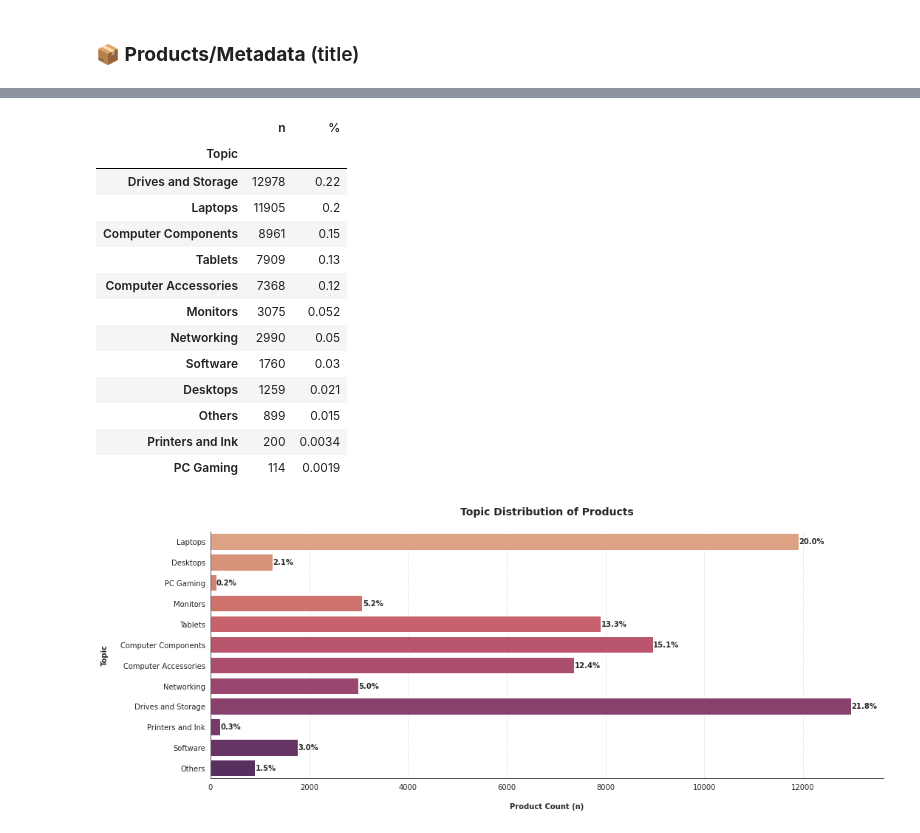
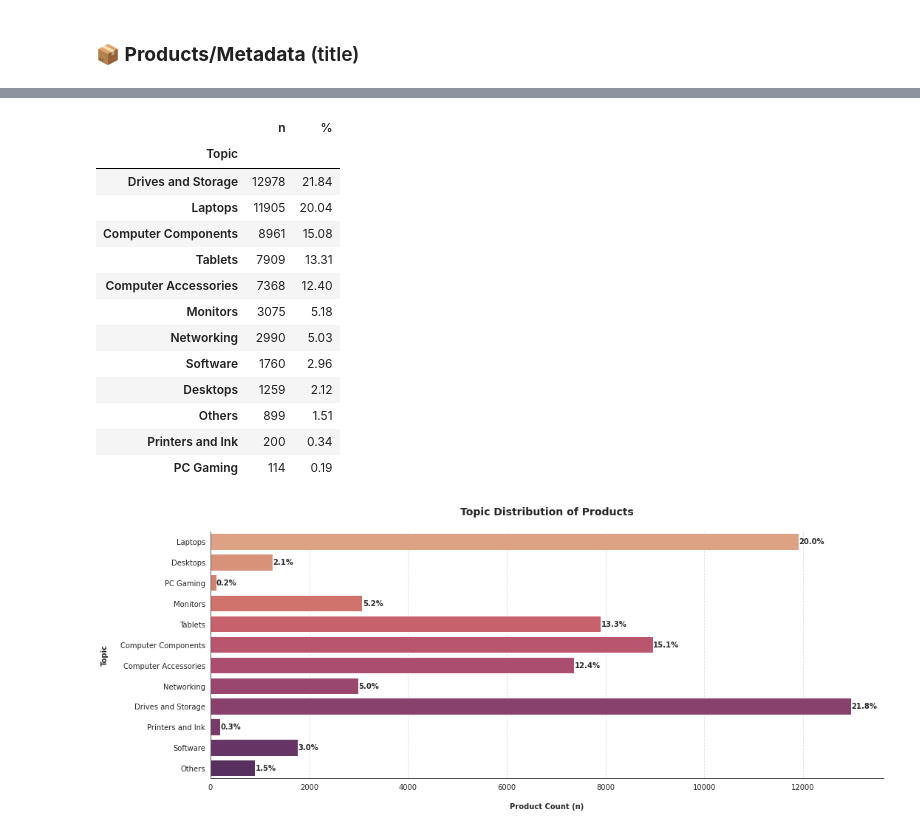
Before and after one commit to Silvestre17/BDA_AmazonReviews_DatabricksPySparkAnalysis_MasterProject, a Jupyter notebook: 4_ResultsAnalysis_BDAProject_Group37_Databricks.ipynb, the cells around one changed output, grey strips where cells are left out. Cells and saved outputs as stored; diff of their text form; code cells hidden in the pictures.

```diff
--- a/4_ResultsAnalysis_BDAProject_Group37_Databricks.ipynb
+++ b/4_ResultsAnalysis_BDAProject_Group37_Databricks.ipynb
@@ -1058,32 +1120,32 @@ Topic Classification Results:
 # %%
 # Count the number of products for each topic
 mDeBERTa_topic_pd = products_df.groupBy("TopicLabel") \
     .count() \
     .orderBy("count", ascending=False) \
     .toPandas()                                                                                   # Convert to Pandas DataFrame for visualization
 
 # Absolute and Relative Table of Topic Counts
-mDeBERTa_topic_pd['%'] = mDeBERTa_topic_pd['count'] / mDeBERTa_topic_pd['count'].sum()            # Calculate relative counts
-mDeBERTa_topic_pd['%'] = mDeBERTa_topic_pd['%'].apply(lambda x: f"{x:.2}")                        # Round to 2 decimal places
+mDeBERTa_topic_pd['%'] = ((mDeBERTa_topic_pd['count'] / mDeBERTa_topic_pd['count'].sum()) * 100)  # Calculate relative counts
+mDeBERTa_topic_pd['%'] = mDeBERTa_topic_pd['%'].round(2)                                          # Round to 2 decimal places
 mDeBERTa_topic_pd = mDeBERTa_topic_pd.rename(columns={"TopicLabel": "Topic", "count": "n"})       # Rename columns
 mDeBERTa_topic_pd = mDeBERTa_topic_pd[["Topic", "n", "%"]]                                        # Reorder columns
 mDeBERTa_topic_pd = mDeBERTa_topic_pd.set_index("Topic")                                          # Set 'Topic' as index
 mDeBERTa_topic_pd
 # %% [output]
 |  | n | % |
 | Topic |  |  |
-| Drives and Storage | 12978 | 0.22 |
-| Laptops | 11905 | 0.2 |
-| Computer Components | 8961 | 0.15 |
-| Tablets | 7909 | 0.13 |
-| Computer Accessories | 7368 | 0.12 |
-| Monitors | 3075 | 0.052 |
-| Networking | 2990 | 0.05 |
-| Software | 1760 | 0.03 |
-| Desktops | 1259 | 0.021 |
-| Others | 899 | 0.015 |
-| Printers and Ink | 200 | 0.0034 |
-| PC Gaming | 114 | 0.0019 |
+| Drives and Storage | 12978 | 21.84 |
+| Laptops | 11905 | 20.04 |
+| Computer Components | 8961 | 15.08 |
+| Tablets | 7909 | 13.31 |
+| Computer Accessories | 7368 | 12.40 |
+| Monitors | 3075 | 5.18 |
+| Networking | 2990 | 5.03 |
+| Software | 1760 | 2.96 |
+| Desktops | 1259 | 2.12 |
+| Others | 899 | 1.51 |
+| Printers and Ink | 200 | 0.34 |
+| PC Gaming | 114 | 0.19 |
 # %%
 # ============================================
 #      Analysis of Topic Results
```
Also changed, not shown: parts of 23 cells of this notebook, 7 other files.
